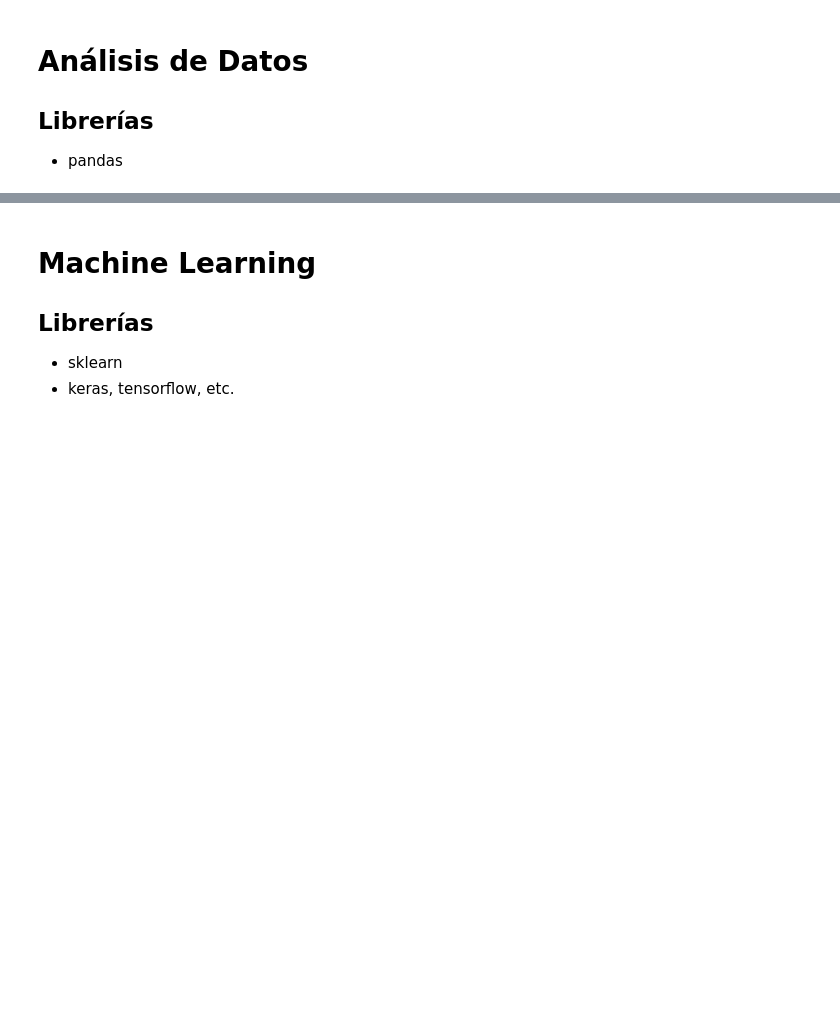
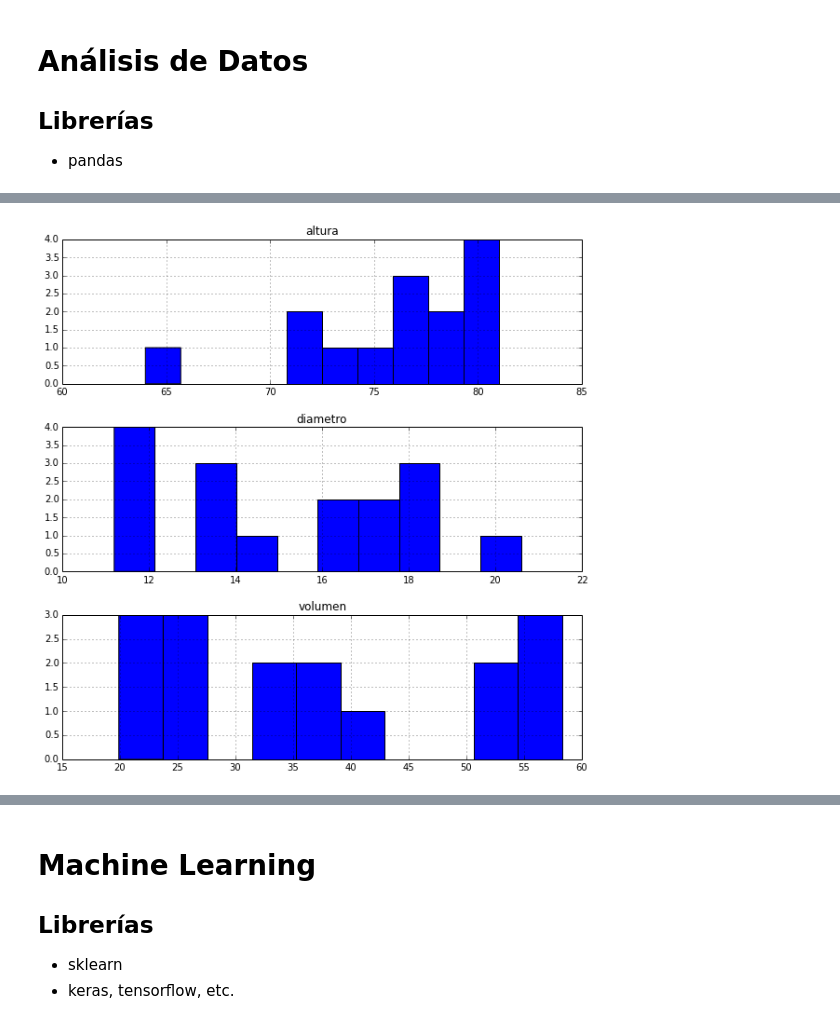
Before and after one commit to sebastiandres/pycon_ar, a Jupyter notebook: Parte4-Seba-Ideas-y-librerias.ipynb, the cells around one changed output, grey strips where cells are left out. Saved outputs shown, nothing was run; the diff lists cells and outputs as text; code cells hidden in the pictures; blank space fills up the shorter version.

```diff
--- a/Parte4-Seba-Ideas-y-librerias.ipynb
+++ b/Parte4-Seba-Ideas-y-librerias.ipynb
@@ -279,0 +1089,3 @@ plt.show()
+# %%
+df = pd.read_csv("data/data.csv", sep=";")
+df.columns
@@ -279,0 +1164,7 @@ plt.show()
+# %%
+from matplotlib import pyplot as plt
+df.hist(figsize=(10,10), layout=(3,1))
+#df.hist(figsize=(8,8), layout=(3,1), by="tipo_de_arbol")
+plt.show()
+# %% [output]
+[figure, added]
```
Also changed, not shown: parts of 148 cells of this notebook, 1 other file.
